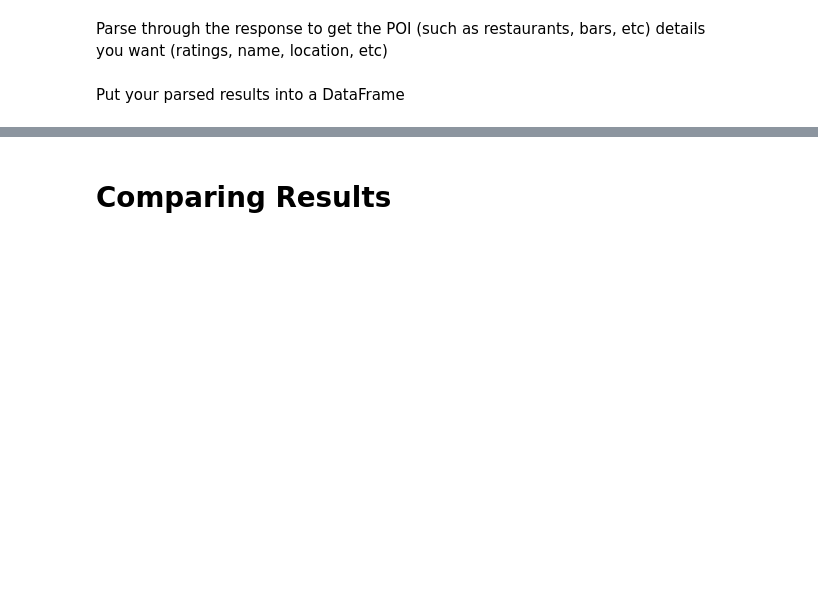
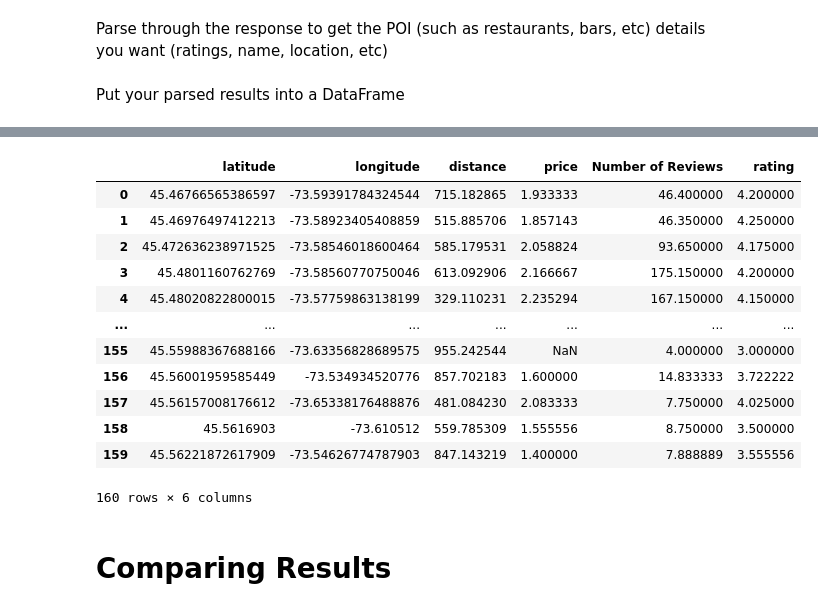
Before and after one commit to Mingie98/Statistical-Modelling-Project, a Jupyter notebook: notebooks/yelp_foursquare_EDA.ipynb, the cells around one changed output, grey strips where cells are left out. Cells and saved outputs as stored; diff of their text form; code cells hidden in the pictures; blank space fills up the shorter version.

```diff
--- a/notebooks/yelp_foursquare_EDA.ipynb
+++ b/notebooks/yelp_foursquare_EDA.ipynb
@@ -237,0 +252,32 @@ df_yelp
+# %%
+# Grouping by 'latitude' and 'longitude' and calculating averages
+df_yelp_avg = df_yelp.groupby(['latitude', 'longitude']).agg({
+    'distance': 'mean',
+    'price': 'mean',
+    'Number of Reviews': 'mean',
+    'rating': 'mean'
+}, skipna=True).reset_index()
+
+# Renaming the columns for clarity
+df_fs_avg = df_fs_avg.rename(columns={
+    'distance': 'average_distance',
+    'price': 'average_price',
+    'Number of Reviews': 'average_popularity',
+    'rating': 'average_rating'
+})
+
+df_yelp_avg
+# %% [output]
+|  | latitude | longitude | distance | price | Number of Reviews | rating |
+| 0 | 45.46766565386597 | -73.59391784324544 | 715.182865 | 1.933333 | 46.400000 | 4.200000 |
+| 1 | 45.46976497412213 | -73.58923405408859 | 515.885706 | 1.857143 | 46.350000 | 4.250000 |
+| 2 | 45.472636238971525 | -73.58546018600464 | 585.179531 | 2.058824 | 93.650000 | 4.175000 |
+| 3 | 45.4801160762769 | -73.58560770750046 | 613.092906 | 2.166667 | 175.150000 | 4.200000 |
+| 4 | 45.48020822800015 | -73.57759863138199 | 329.110231 | 2.235294 | 167.150000 | 4.150000 |
+| ... | ... | ... | ... | ... | ... | ... |
+| 155 | 45.55988367688166 | -73.63356828689575 | 955.242544 | NaN | 4.000000 | 3.000000 |
+| 156 | 45.56001959585449 | -73.534934520776 | 857.702183 | 1.600000 | 14.833333 | 3.722222 |
+| 157 | 45.56157008176612 | -73.65338176488876 | 481.084230 | 2.083333 | 7.750000 | 4.025000 |
+| 158 | 45.5616903 | -73.610512 | 559.785309 | 1.555556 | 8.750000 | 3.500000 |
+| 159 | 45.56221872617909 | -73.54626774787903 | 847.143219 | 1.400000 | 7.888889 | 3.555556 |
+160 rows × 6 columns
```
Also changed, not shown: parts of 7 cells of this notebook, 1 other file.
